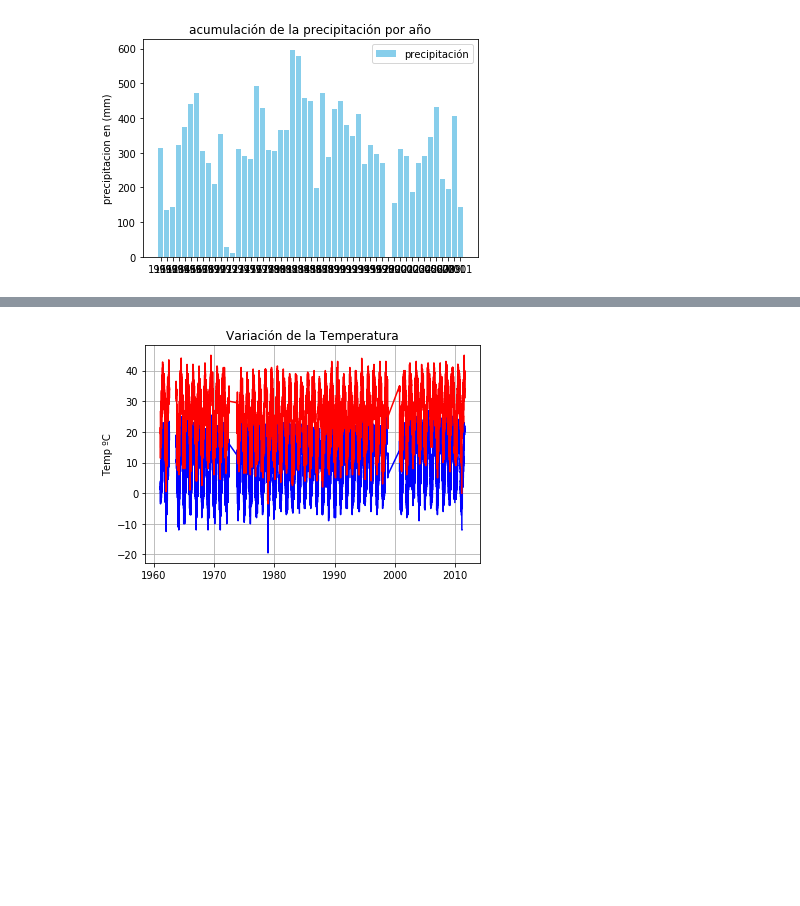
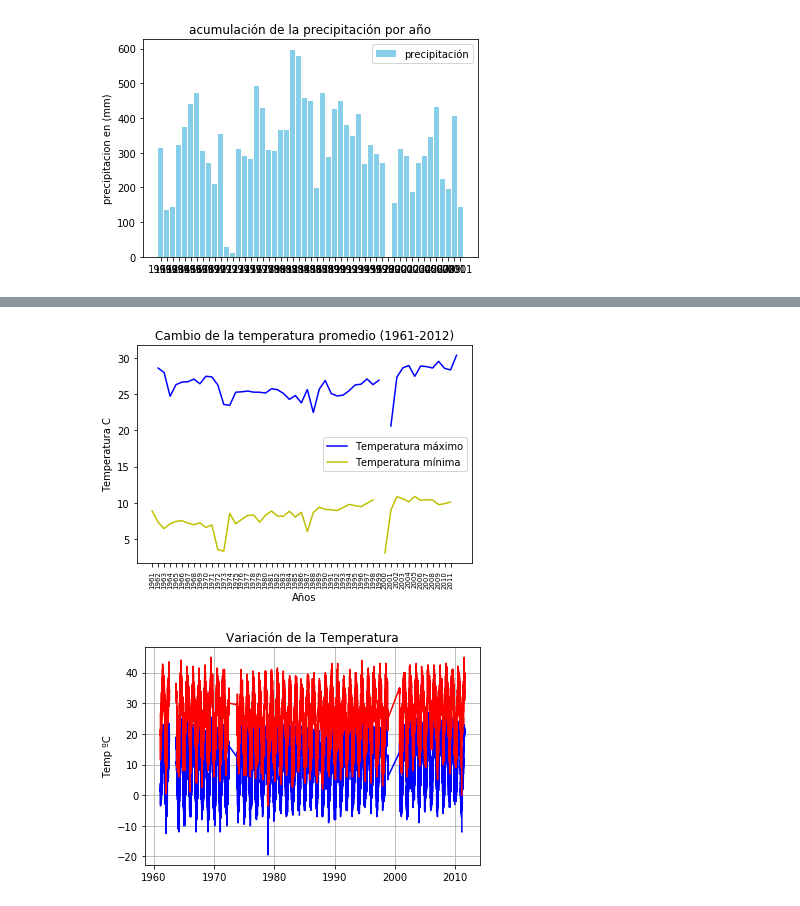
Before and after one commit to albertomedinac/Computacional-I, a Jupyter notebook: actividad 4.ipynb, the cells around one changed output, grey strips where cells are left out. Cells and saved outputs as stored; diff of their text form; code cells hidden in the pictures; blank space fills up the shorter version.

```diff
--- a/actividad 4.ipynb
+++ b/actividad 4.ipynb
@@ -183,3 +192,27 @@ max(ind)
 # %%
 df.head()
+# %%
+Año = [i for i in range(1961,2012)]
+precipaño = [df[df.AÑO==(i)].PRECIP.mean() for i in range(1,13)]
+tmaxaño = [df[df.AÑO==(i)].TMAX.mean() for i in range(1960,2012)]
+tminaño = [df[df.AÑO==(i)].TMIN.mean() for i in range(1961,2012)]
+# %%
+x=Año
+n=np.arange(len(x))
+Y1=tmaxaño
+Y2=tminaño
+
+plt.plot(Y1,label="Temperatura máximo", color = 'b')
+plt.xlabel("Años")
+plt.ylabel("Temperatura C")
+
+plt.xticks(n,x,size=7,color='k',rotation=90)
+
+plt.plot(Y2,label="Temperatura mínima",color='y')
+plt.legend()
+plt.title('Cambio de la temperatura promedio (1961-2012)' )
+plt.savefig('evoluciontemp',plt=2000)
+plt.show()
+# %% [output]
+[figure, added]
 # %%
```
Also changed, not shown: parts of 16 cells of this notebook.
